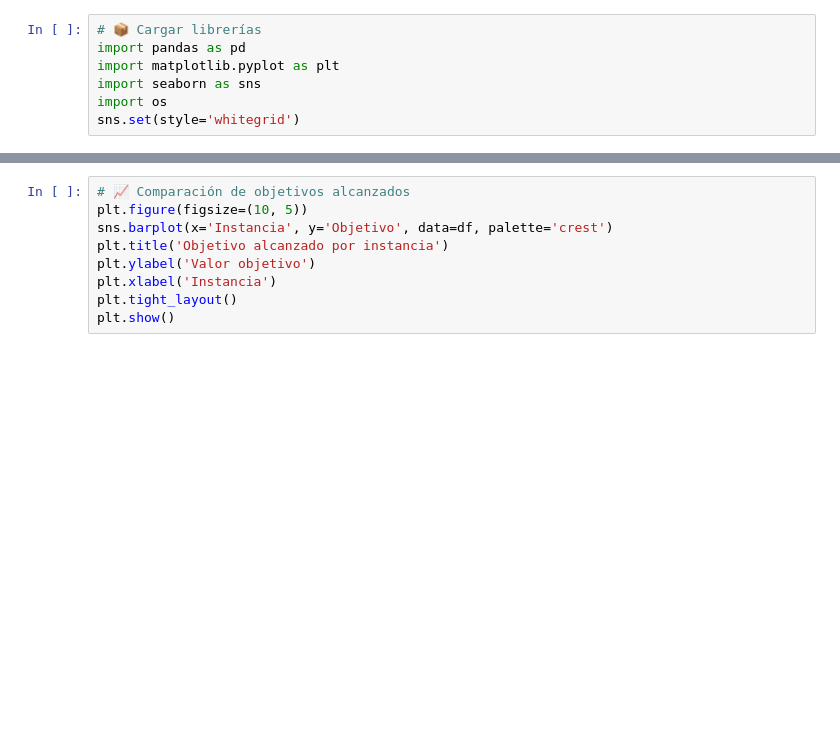
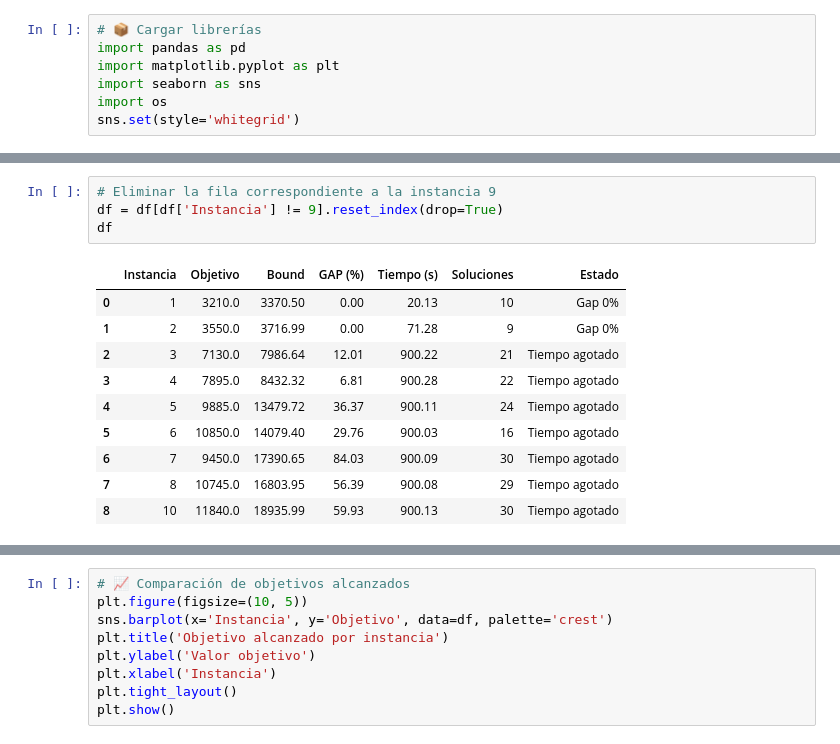
Before and after one commit to Feelipee1/asocio25-resultados, a Jupyter notebook: notebooks/analisis_general.ipynb, the cells around one changed output, grey strips where cells are left out. Cells and saved outputs as stored; diff of their text form; blank space fills up the shorter version.

```diff
--- a/notebooks/analisis_general.ipynb
+++ b/notebooks/analisis_general.ipynb
@@ -26,6 +26,21 @@ df
 | 7 | 8 | 10745.0 | 16803.95 | 56.39 | 900.08 | 29 | Tiempo agotado |
 | 8 | 9 | NaN | NaN | NaN | 900.00 | 0 | Sin solución |
 | 9 | 10 | 11840.0 | 18935.99 | 59.93 | 900.13 | 30 | Tiempo agotado |
+# %%
+# Eliminar la fila correspondiente a la instancia 9
+df = df[df['Instancia'] != 9].reset_index(drop=True)
+df
+# %% [output]
+|  | Instancia | Objetivo | Bound | GAP (%) | Tiempo (s) | Soluciones | Estado |
+| 0 | 1 | 3210.0 | 3370.50 | 0.00 | 20.13 | 10 | Gap 0% |
+| 1 | 2 | 3550.0 | 3716.99 | 0.00 | 71.28 | 9 | Gap 0% |
+| 2 | 3 | 7130.0 | 7986.64 | 12.01 | 900.22 | 21 | Tiempo agotado |
+| 3 | 4 | 7895.0 | 8432.32 | 6.81 | 900.28 | 22 | Tiempo agotado |
+| 4 | 5 | 9885.0 | 13479.72 | 36.37 | 900.11 | 24 | Tiempo agotado |
+| 5 | 6 | 10850.0 | 14079.40 | 29.76 | 900.03 | 16 | Tiempo agotado |
+| 6 | 7 | 9450.0 | 17390.65 | 84.03 | 900.09 | 30 | Tiempo agotado |
+| 7 | 8 | 10745.0 | 16803.95 | 56.39 | 900.08 | 29 | Tiempo agotado |
+| 8 | 10 | 11840.0 | 18935.99 | 59.93 | 900.13 | 30 | Tiempo agotado |
 # %%
 # 📉 Gráfico: GAP por instancia
 plt.figure(figsize=(10, 5))
```
Also changed, not shown: parts of 3 cells of this notebook, 8 other files.
